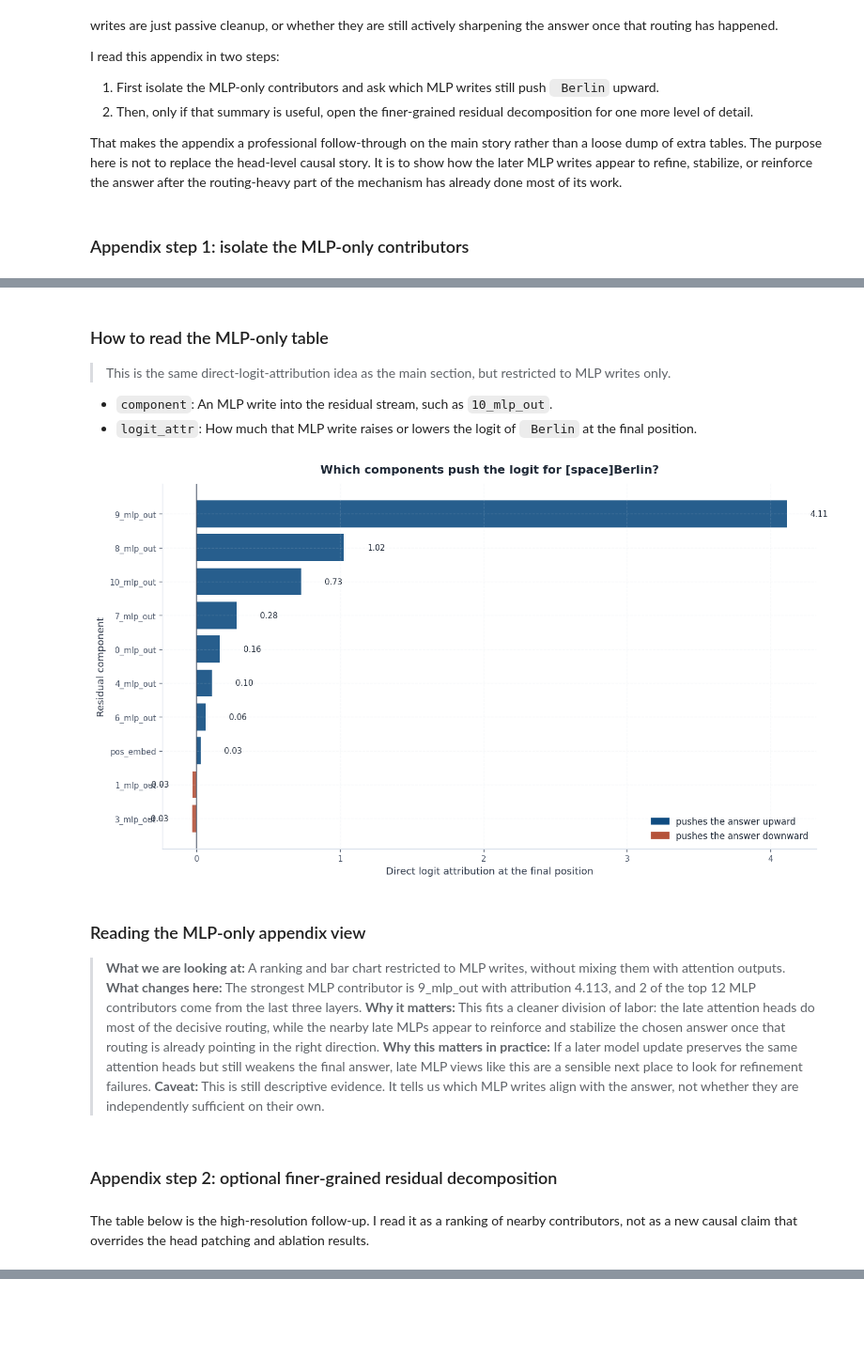
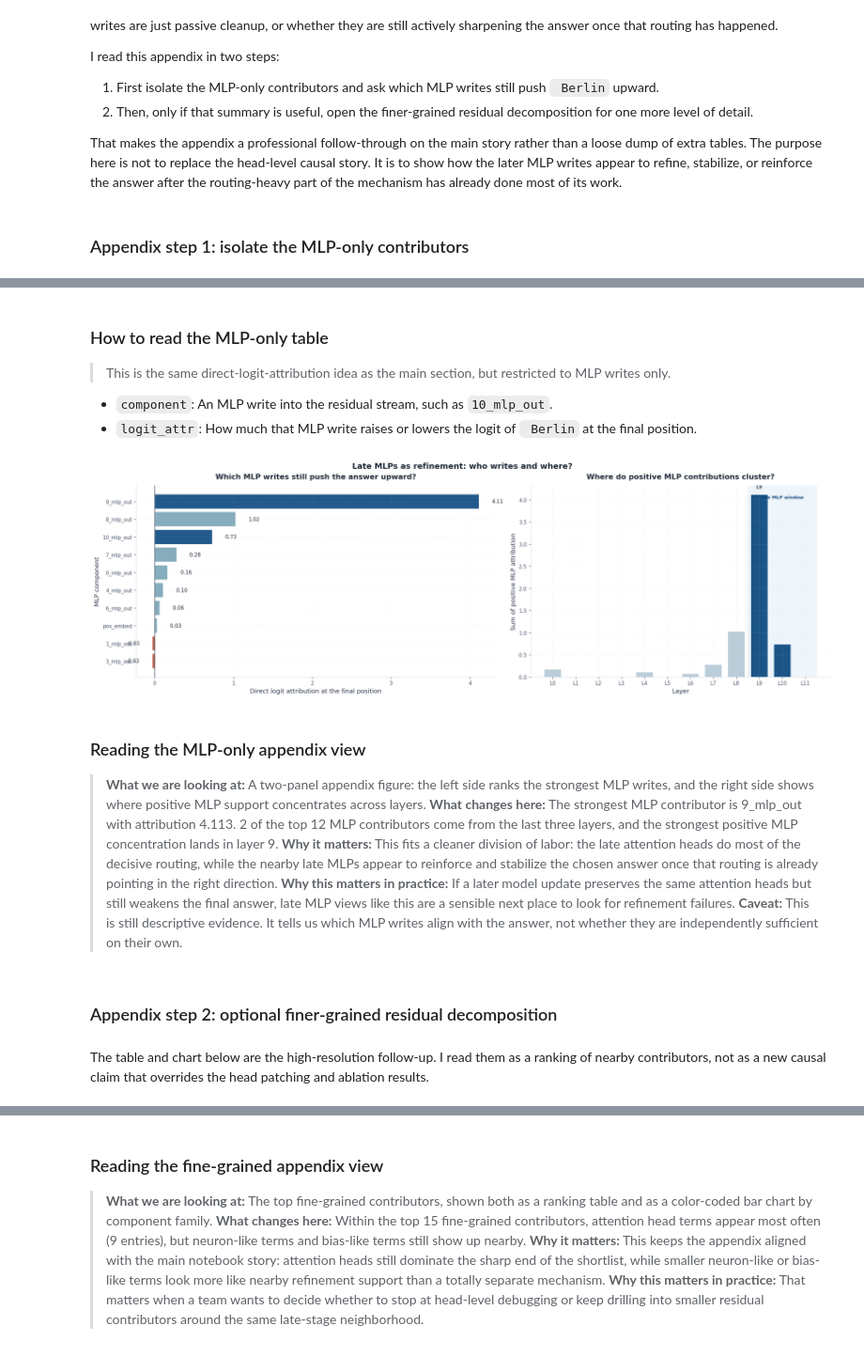
Before and after one commit to benk7alifa/llm-mechanics-lab, a Jupyter notebook: notebooks/llm_mechanics_lab.ipynb, the cells around one changed output, grey strips where cells are left out. Shown at 94% size. Drawn from its saved outputs; the diff is of its cells as text; code cells hidden in the pictures; blank space fills up the shorter version.

Commit message:
Polish tuned lens and appendix visuals

```diff
--- a/notebooks/llm_mechanics_lab.ipynb
+++ b/notebooks/llm_mechanics_lab.ipynb
@@ -2225,70 +2379,94 @@ display_field_guide(
     intro="This is the same direct-logit-attribution idea as the main section, but restricted to MLP writes only.",
 )
 
-plot_component_attribution(dla_mlp_df, TARGET_ANSWER, top_n=10)
+plot_mlp_appendix_summary(dla_mlp_df, model.cfg.n_layers, top_n=10)
 plt.show()
 
-mlp_layer_series = mlp_appendix_df["component"].str.extract(r"(\d+)").astype(float)[0]
-late_mlp_count = int((mlp_layer_series >= model.cfg.n_layers - 3).sum())
+mlp_layer_series = mlp_appendix_df["component"].map(component_layer_index)
+late_mlp_count = int((mlp_layer_series.dropna() >= model.cfg.n_layers - 3).sum())
 top_mlp_component = mlp_appendix_df.iloc[0]
+mlp_positive_layer_summary = (
+    dla_mlp_df.assign(layer=dla_mlp_df["component"].map(component_layer_index))
+    .dropna(subset=["layer"])
+    .assign(positive_attr=lambda df: df["logit_attr"].clip(lower=0.0))
+    .groupby("layer", as_index=False)["positive_attr"]
+    .sum()
+)
+strongest_mlp_layer = int(mlp_positive_layer_summary.loc[mlp_positive_layer_summary["positive_attr"].idxmax(), "layer"])
 
 display_takeaways(
     title="Reading the MLP-only appendix view",
-    what="A ranking and bar chart restricted to MLP writes, without mixing them with attention outputs.",
-    change=(f"The strongest MLP contributor is {top_mlp_component['component']} with attribution {top_mlp_component['logit_attr']:0.3f}, and {late_mlp_count} of the top {len(mlp_appendix_df)} MLP contributors come from the last three layers."),
+    what="A two-panel appendix figure: the left side ranks the strongest MLP writes, and the right side shows where positive MLP support concentrates across layers.",
+    change=(f"The strongest MLP contributor is {top_mlp_component['component']} with attribution {top_mlp_component['logit_attr']:0.3f}. {late_mlp_count} of the top {len(mlp_appendix_df)} MLP contributors come from the last three layers, and the strongest positive MLP concentration lands in layer {strongest_mlp_layer}."),
     why="This fits a cleaner division of labor: the late attention heads do most of the decisive routing, while the nearby late MLPs appear to reinforce and stabilize the chosen answer once that routing is already pointing in the right direction.",
     practice="If a later model update preserves the same attention heads but still weakens the final answer, late MLP views like this are a sensible next place to look for refinement failures.",
     caveat="This is still descriptive evidence. It tells us which MLP writes align with the answer, not whether they are independently sufficient on their own.",
 )
 
 display(Markdown("### Appendix step 2: optional finer-grained residual decomposition"))
-display(Markdown("The table below is the high-resolution follow-up. I read it as a ranking of nearby contributors, not as a new causal claim that overrides the head patching and ablation results."))
+display(Markdown("The table and chart below are the high-resolution follow-up. I read them as a ranking of nearby contributors, not as a new causal claim that overrides the head patching and ablation results."))
 
 try:
     full_resid, full_labels = cache.get_full_resid_decomposition(layer=model.cfg.n_layers, return_labels=True)
     full_attrs = cache.logit_attrs(full_resid, TARGET_ANSWER)
     full_df = attrs_to_df(full_labels, full_attrs)
     display(full_df.head(25))
+
+    plot_fine_grained_appendix(full_df, top_n=15)
+    plt.show()
+
+    top_fine_df = full_df.head(15).copy()
+    family_counts = top_fine_df["component"].map(component_family).value_counts()
+    dominant_family = family_counts.idxmax()
+    dominant_count = int(family_counts.max())
 
     display_field_guide(
         "How to read the fine-grained appendix table",
         {
             "component": "A more fine-grained residual contributor, often breaking the late stack into smaller attention- or MLP-adjacent pieces.",
             "logit_attr": "How much that contributor pushes the answer token upward or downward at the final position.",
         },
         intro="Use this as a follow-up ranking for nearby contributors once the higher-level story is already clear.",
     )
+
+    display_takeaways(
+        title="Reading the fine-grained appendix view",
+        what="The top fine-grained contributors, shown both as a ranking table and as a color-coded bar chart by component family.",
+        change=(f"Within the top 15 fine-grained contributors, {dominant_family} terms appear most often ({dominant_count} entries), but neuron-like terms and bias-like terms still show up nearby."),
+        why="This keeps the appendix aligned with the main notebook story: attention heads still dominate the sharp end of the shortlist, while smaller neuron-like or bias-like terms look more like nearby refinement support than a totally separate mechanism.",
+        practice="That matters when a team wants to decide whether to stop at head-level debugging or keep drilling into smaller residual contributors around the same late-stage neighborhood.",
+    )
 except Exception as exc:
     print("Optional neuron-level drill-down was skipped.")
     print("Reason:", repr(exc))
 # %% [output]
 ### Appendix step 1: isolate the MLP-only contributors
 |  | component | logit_attr |
 | 0 | 9_mlp_out | 4.1132 |
 | 1 | 8_mlp_out | 1.0243 |
 | 2 | 10_mlp_out | 0.7278 |
 | 3 | 7_mlp_out | 0.2760 |
 | 4 | 0_mlp_out | 0.1617 |
 | 5 | 4_mlp_out | 0.1047 |
 | 6 | 6_mlp_out | 0.0627 |
 | 7 | pos_embed | 0.0279 |
 | 8 | 1_mlp_out | -0.0283 |
 | 9 | 3_mlp_out | -0.0308 |
 | 10 | embed | -0.0422 |
 | 11 | 2_mlp_out | -0.0782 |
 ### How to read the MLP-only table
 > This is the same direct-logit-attribution idea as the main section, but restricted to MLP writes only.
 - `component`: An MLP write into the residual stream, such as `10_mlp_out`.
 - `logit_attr`: How much that MLP write raises or lowers the logit of ` Berlin` at the final position.
-[figure, old version]
+[figure, new version]
 ### Reading the MLP-only appendix view
-> **What we are looking at:** A ranking and bar chart restricted to MLP writes, without mixing them with attention outputs.
-> **What changes here:** The strongest MLP contributor is 9_mlp_out with attribution 4.113, and 2 of the top 12 MLP contributors come from the last three layers.
+> **What we are looking at:** A two-panel appendix figure: the left side ranks the strongest MLP writes, and the right side shows where positive MLP support concentrates across layers.
+> **What changes here:** The strongest MLP contributor is 9_mlp_out with attribution 4.113. 2 of the top 12 MLP contributors come from the last three layers, and the strongest positive MLP concentration lands in layer 9.
 > **Why it matters:** This fits a cleaner division of labor: the late attention heads do most of the decisive routing, while the nearby late MLPs appear to reinforce and stabilize the chosen answer once that routing is already pointing in the right direction.
 > **Why this matters in practice:** If a later model update preserves the same attention heads but still weakens the final answer, late MLP views like this are a sensible next place to look for refinement failures.
 > **Caveat:** This is still descriptive evidence. It tells us which MLP writes align with the answer, not whether they are independently sufficient on their own.
 ### Appendix step 2: optional finer-grained residual decomposition
-The table below is the high-resolution follow-up. I read it as a ranking of nearby contributors, not as a new causal claim that overrides the head patching and ablation results.
+The table and chart below are the high-resolution follow-up. I read them as a ranking of nearby contributors, not as a new causal claim that overrides the head patching and ablation results.
 |  | component | logit_attr |
 | 0 | L9H8 | 3.5336 |
 | 1 | L8H11 | 2.7069 |
@@ -2310,3 +2489,8 @@ The table below is the high-resolution follow-up. I read it as a ranking of near
 > Use this as a follow-up ranking for nearby contributors once the higher-level story is already clear.
 - `component`: A more fine-grained residual contributor, often breaking the late stack into smaller attention- or MLP-adjacent pieces.
 - `logit_attr`: How much that contributor pushes the answer token upward or downward at the final position.
+### Reading the fine-grained appendix view
+> **What we are looking at:** The top fine-grained contributors, shown both as a ranking table and as a color-coded bar chart by component family.
+> **What changes here:** Within the top 15 fine-grained contributors, attention head terms appear most often (9 entries), but neuron-like terms and bias-like terms still show up nearby.
+> **Why it matters:** This keeps the appendix aligned with the main notebook story: attention heads still dominate the sharp end of the shortlist, while smaller neuron-like or bias-like terms look more like nearby refinement support than a totally separate mechanism.
+> **Why this matters in practice:** That matters when a team wants to decide whether to stop at head-level debugging or keep drilling into smaller residual contributors around the same late-stage neighborhood.
```
Also changed, not shown: parts of 5 cells of this notebook.
